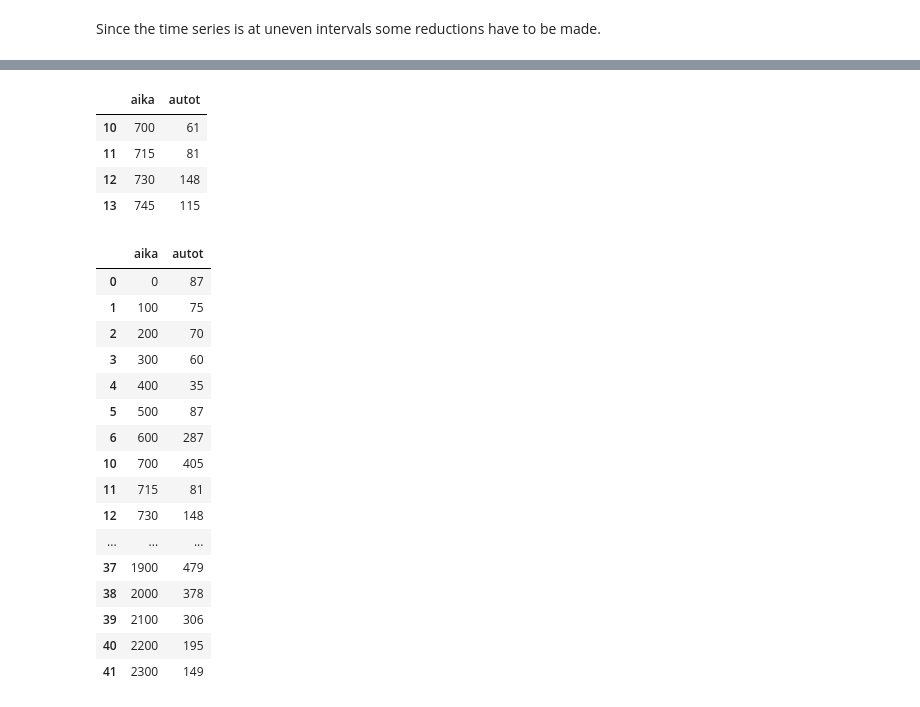
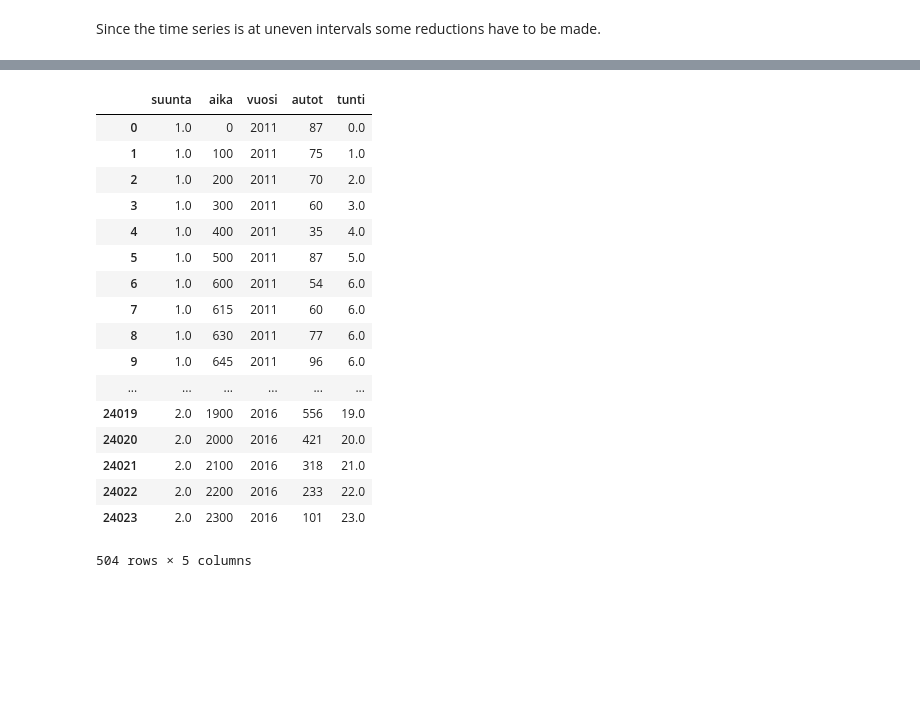
Before and after one commit to MathiasEriksson/LvsB, a Jupyter notebook: Lauttasaari_tms_averages.ipynb, the cells around one changed output, grey strips where cells are left out. Saved outputs shown, nothing was run; the diff lists cells and outputs as text; code cells hidden in the pictures; blank space fills up the shorter version.

Commit message:
Finally got data transformed to right format

```diff
--- a/Lauttasaari_tms_averages.ipynb
+++ b/Lauttasaari_tms_averages.ipynb
@@ -24,5 +24,5 @@ data.head()
 # %% [markdown]
 Remove data about trams and other measurement points.
 # %%
-lauttasaari = data[data.nimi == 'LAUTTASAAREN SILTA']
-lauttasaari = lauttasaari.loc[:,['suunta','aika','vuosi','ha','pa','ka','ra','la','mp','autot']]
+laru = data[data.nimi == 'LAUTTASAAREN SILTA']
+laru = laru.loc[:,['suunta','aika','vuosi','autot']]
@@ -91,31 +31,22 @@ cars_to_hel_2011
-# %%
-c_7to8 = cars_to_hel_2011[(cars_to_hel_2011['aika'] >= 700) & (cars_to_hel_2011['aika'] < 800)]
-c_7to8
-# %% [output]
-|  | aika | autot |
-| 10 | 700 | 61 |
-| 11 | 715 | 81 |
-| 12 | 730 | 148 |
-| 13 | 745 | 115 |
-# %%
-cars_to_hel_2011.at[10,['autot']] = c_7to8['autot'].sum()
-cars_to_hel_2011.drop(cars_to_hel_2011.index[11:13],inplace=True)
-cars_to_hel_2011
-# %% [output]
-|  | aika | autot |
-| 0 | 0 | 87 |
-| 1 | 100 | 75 |
-| 2 | 200 | 70 |
-| 3 | 300 | 60 |
-| 4 | 400 | 35 |
-| 5 | 500 | 87 |
-| 6 | 600 | 287 |
-| 10 | 700 | 405 |
-| 11 | 715 | 81 |
-| 12 | 730 | 148 |
-| ... | ... | ... |
-| 37 | 1900 | 479 |
-| 38 | 2000 | 378 |
-| 39 | 2100 | 306 |
-| 40 | 2200 | 195 |
-| 41 | 2300 | 149 |
+# %%
+laru['tunti'] = (laru['aika'] / 100).apply(np.floor)
+laru
+# %% [output]
+|  | suunta | aika | vuosi | autot | tunti |
+| 0 | 1.0 | 0 | 2011 | 87 | 0.0 |
+| 1 | 1.0 | 100 | 2011 | 75 | 1.0 |
+| 2 | 1.0 | 200 | 2011 | 70 | 2.0 |
+| 3 | 1.0 | 300 | 2011 | 60 | 3.0 |
+| 4 | 1.0 | 400 | 2011 | 35 | 4.0 |
+| 5 | 1.0 | 500 | 2011 | 87 | 5.0 |
+| 6 | 1.0 | 600 | 2011 | 54 | 6.0 |
+| 7 | 1.0 | 615 | 2011 | 60 | 6.0 |
+| 8 | 1.0 | 630 | 2011 | 77 | 6.0 |
+| 9 | 1.0 | 645 | 2011 | 96 | 6.0 |
+| ... | ... | ... | ... | ... | ... |
+| 24019 | 2.0 | 1900 | 2016 | 556 | 19.0 |
+| 24020 | 2.0 | 2000 | 2016 | 421 | 20.0 |
+| 24021 | 2.0 | 2100 | 2016 | 318 | 21.0 |
+| 24022 | 2.0 | 2200 | 2016 | 233 | 22.0 |
+| 24023 | 2.0 | 2300 | 2016 | 101 | 23.0 |
+504 rows × 5 columns
```
Also changed, not shown: parts of 6 cells of this notebook.
